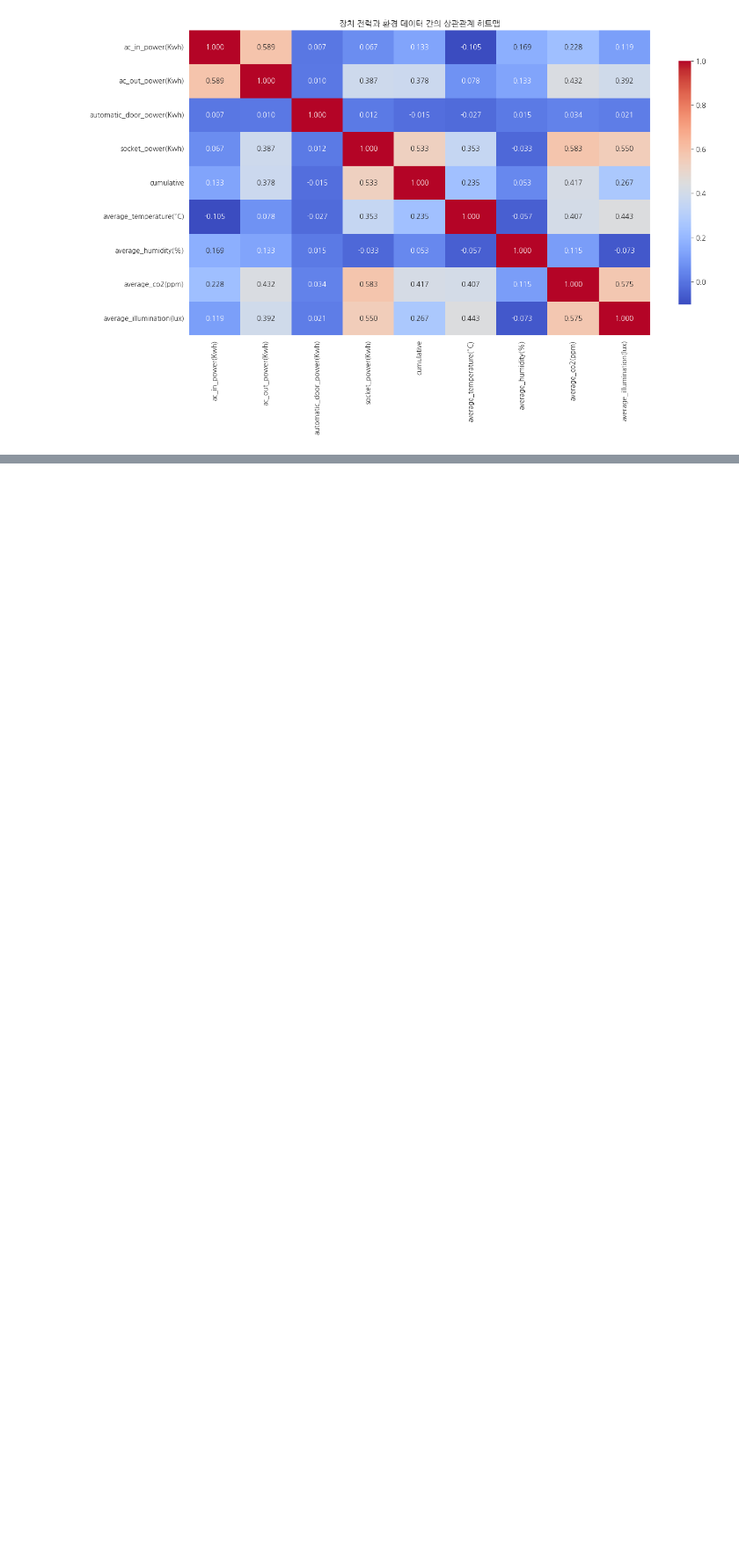
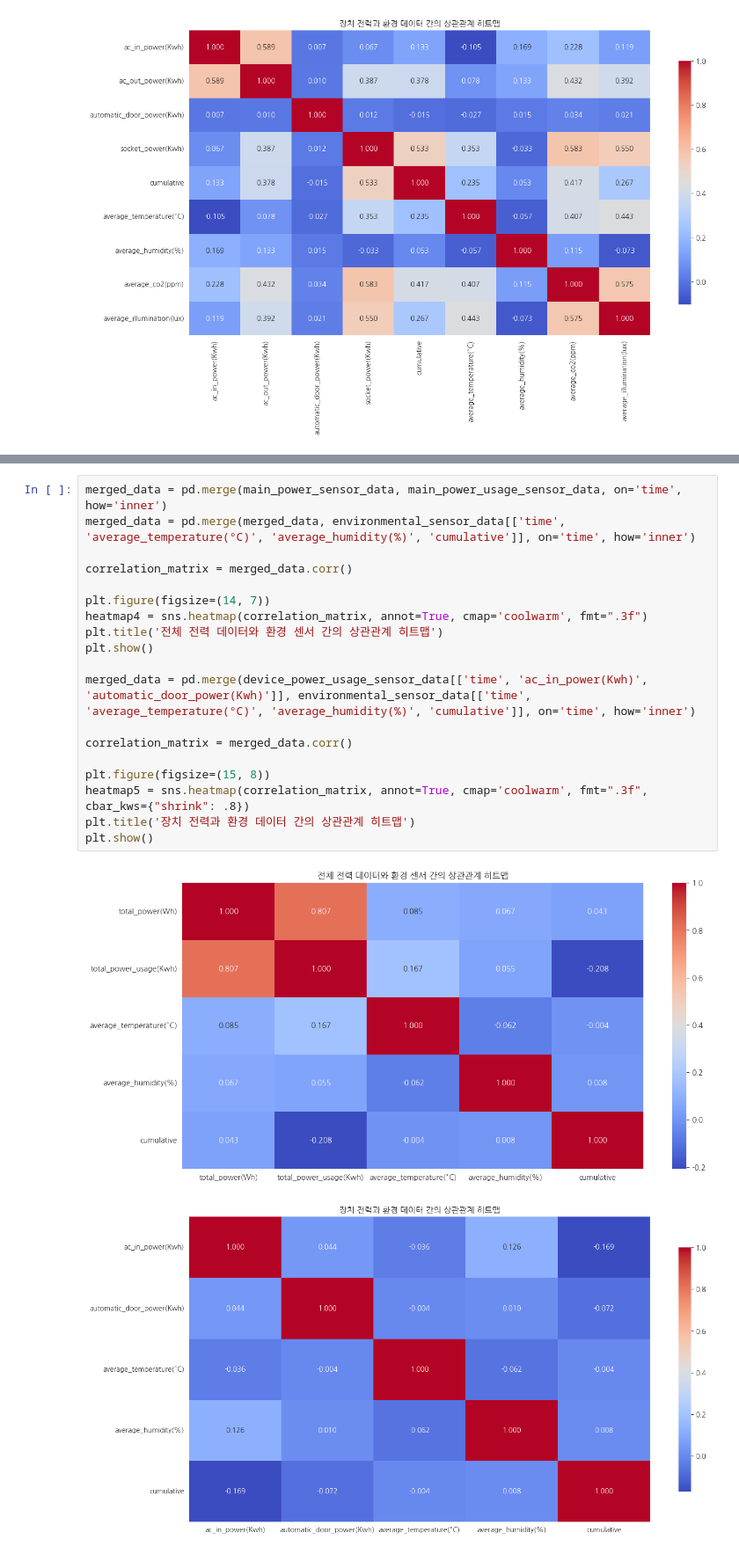
Before and after one commit to Maru375/smoothing_ml2, a Jupyter notebook: 상관관계 분석.ipynb, the cells around one changed output, grey strips where cells are left out. Shown at 88% size. Saved outputs shown, nothing was run; the diff lists cells and outputs as text; blank space fills up the shorter version.

```diff
--- a/상관관계 분석.ipynb
+++ b/상관관계 분석.ipynb
@@ -61,0 +64,22 @@ plt.show()
+# %%
+merged_data = pd.merge(main_power_sensor_data, main_power_usage_sensor_data, on='time', how='inner')
+merged_data = pd.merge(merged_data, environmental_sensor_data[['time', 'average_temperature(°C)', 'average_humidity(%)', 'cumulative']], on='time', how='inner')
+
+correlation_matrix = merged_data.corr()
+
+plt.figure(figsize=(14, 7))
+heatmap4 = sns.heatmap(correlation_matrix, annot=True, cmap='coolwarm', fmt=".3f")
+plt.title('전체 전력 데이터와 환경 센서 간의 상관관계 히트맵')
+plt.show()
+
+merged_data = pd.merge(device_power_usage_sensor_data[['time', 'ac_in_power(Kwh)', 'automatic_door_power(Kwh)']], environmental_sensor_data[['time', 'average_temperature(°C)', 'average_humidity(%)', 'cumulative']], on='time', how='inner')
+
+correlation_matrix = merged_data.corr()
+
+plt.figure(figsize=(15, 8))
+heatmap5 = sns.heatmap(correlation_matrix, annot=True, cmap='coolwarm', fmt=".3f", cbar_kws={"shrink": .8})
+plt.title('장치 전력과 환경 데이터 간의 상관관계 히트맵')
+plt.show()
+# %% [output]
+[figure, added]
+[figure, added]
```
Also changed, not shown: parts of 2 cells of this notebook.
